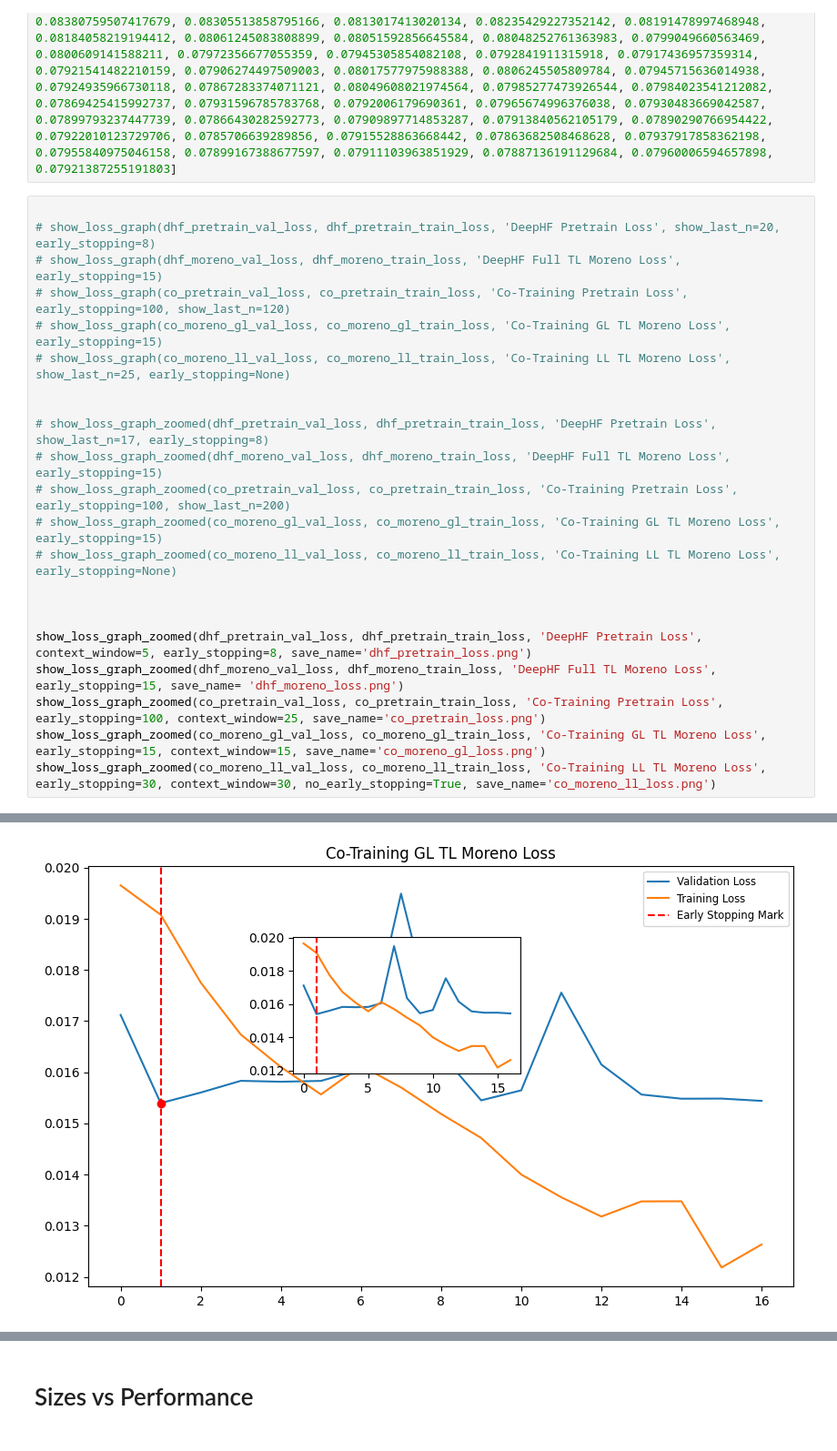
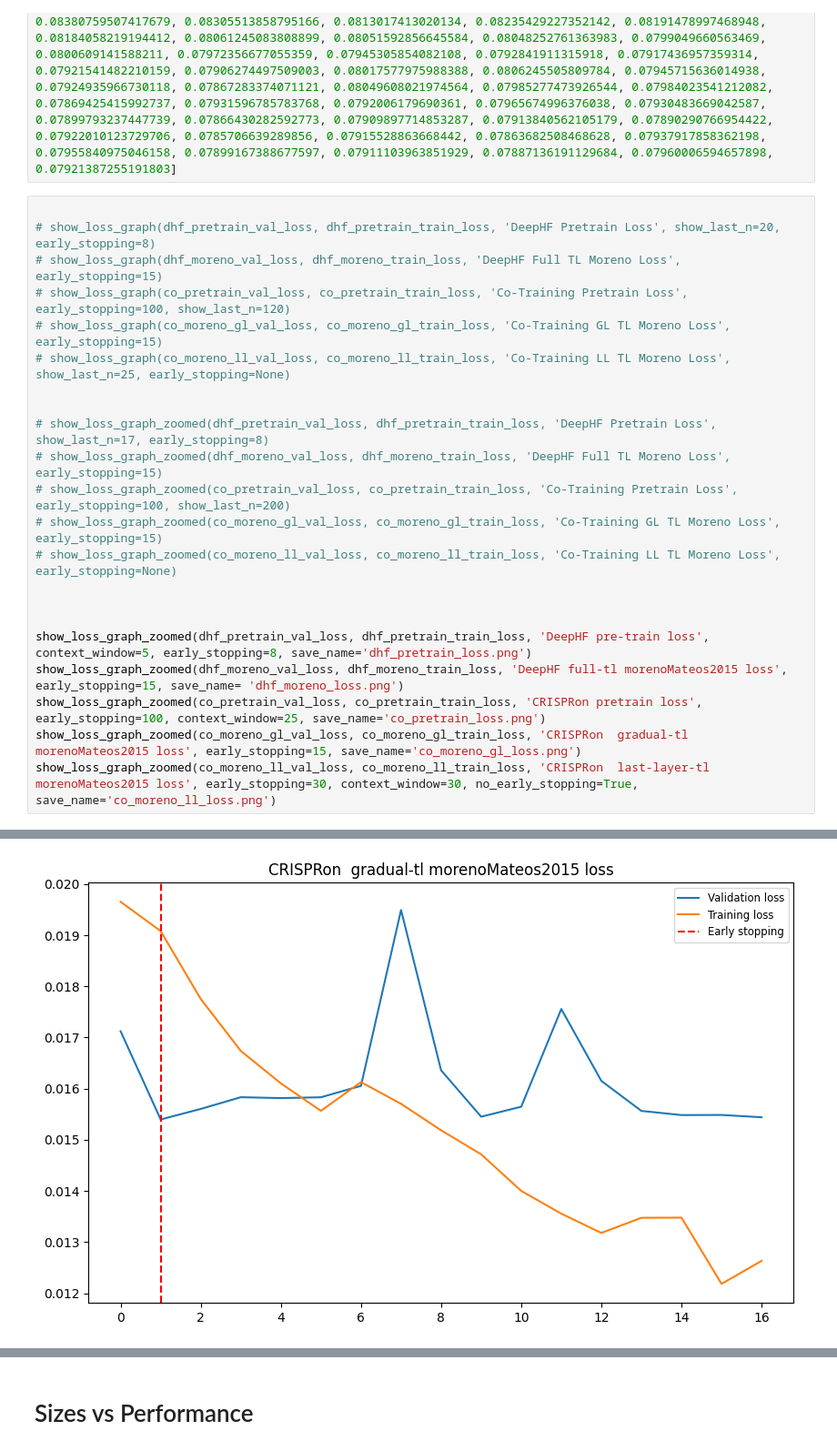
Before and after one commit to OrensteinLab/DeepCRISTL, a Jupyter notebook: new_version/graphs.ipynb, the cells around one changed output, grey strips where cells are left out. Shown at 91% size. Cells and saved outputs as stored; diff of their text form.

```diff
--- a/new_version/graphs.ipynb
+++ b/new_version/graphs.ipynb
@@ -563,9 +526,9 @@ co_moreno_ll_val_loss = [1420.6571044921875, 1029.3419189453125, 744.43566894531
 
 
 
-show_loss_graph_zoomed(dhf_pretrain_val_loss, dhf_pretrain_train_loss, 'DeepHF Pretrain Loss', context_window=5, early_stopping=8, save_name='dhf_pretrain_loss.png')
-show_loss_graph_zoomed(dhf_moreno_val_loss, dhf_moreno_train_loss, 'DeepHF Full TL Moreno Loss', early_stopping=15, save_name= 'dhf_moreno_loss.png')
-show_loss_graph_zoomed(co_pretrain_val_loss, co_pretrain_train_loss, 'Co-Training Pretrain Loss', early_stopping=100, context_window=25, save_name='co_pretrain_loss.png')
-show_loss_graph_zoomed(co_moreno_gl_val_loss, co_moreno_gl_train_loss, 'Co-Training GL TL Moreno Loss', early_stopping=15, context_window=15, save_name='co_moreno_gl_loss.png')
-show_loss_graph_zoomed(co_moreno_ll_val_loss, co_moreno_ll_train_loss, 'Co-Training LL TL Moreno Loss', early_stopping=30, context_window=30, no_early_stopping=True, save_name='co_moreno_ll_loss.png')
+show_loss_graph_zoomed(dhf_pretrain_val_loss, dhf_pretrain_train_loss, 'DeepHF pre-train loss', context_window=5, early_stopping=8, save_name='dhf_pretrain_loss.png')
+show_loss_graph_zoomed(dhf_moreno_val_loss, dhf_moreno_train_loss, 'DeepHF full-tl morenoMateos2015 loss', early_stopping=15, save_name= 'dhf_moreno_loss.png')
+show_loss_graph_zoomed(co_pretrain_val_loss, co_pretrain_train_loss, 'CRISPRon pretrain loss', early_stopping=100, context_window=25, save_name='co_pretrain_loss.png')
+show_loss_graph_zoomed(co_moreno_gl_val_loss, co_moreno_gl_train_loss, 'CRISPRon  gradual-tl morenoMateos2015 loss', early_stopping=15, save_name='co_moreno_gl_loss.png')
+show_loss_graph_zoomed(co_moreno_ll_val_loss, co_moreno_ll_train_loss, 'CRISPRon  last-layer-tl morenoMateos2015 loss', early_stopping=30, context_window=30, no_early_stopping=True, save_name='co_moreno_ll_loss.png')
 # %% [output]
@@ -578 +538 @@ show_loss_graph_zoomed(co_moreno_ll_val_loss, co_moreno_ll_train_loss, 'Co-Train
-[figure, old version]
+[figure, new version]
```
Also changed, not shown: parts of 5 cells of this notebook, 3 other files.
